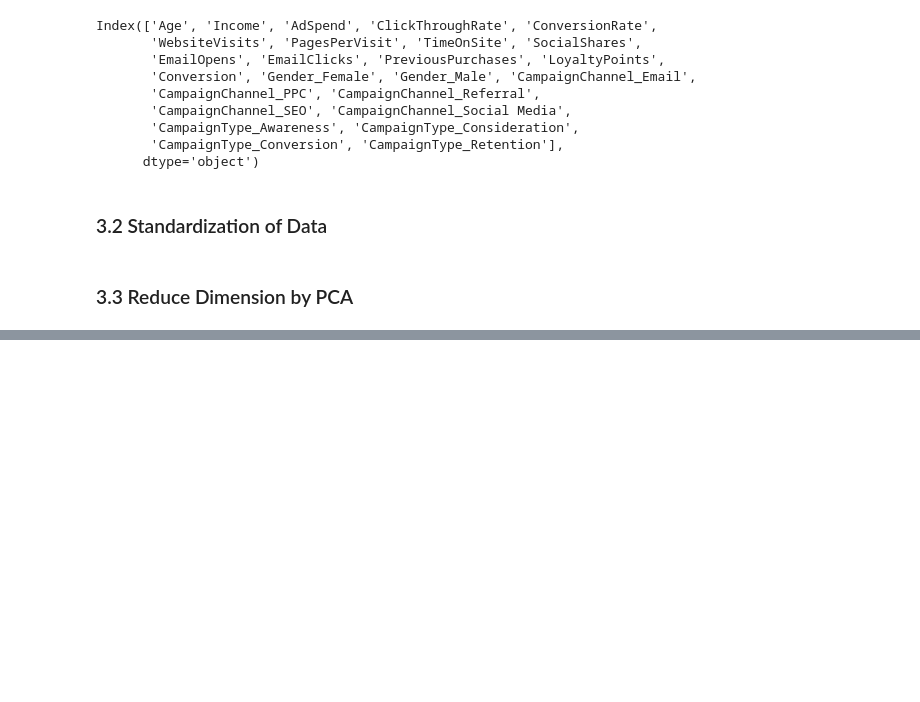
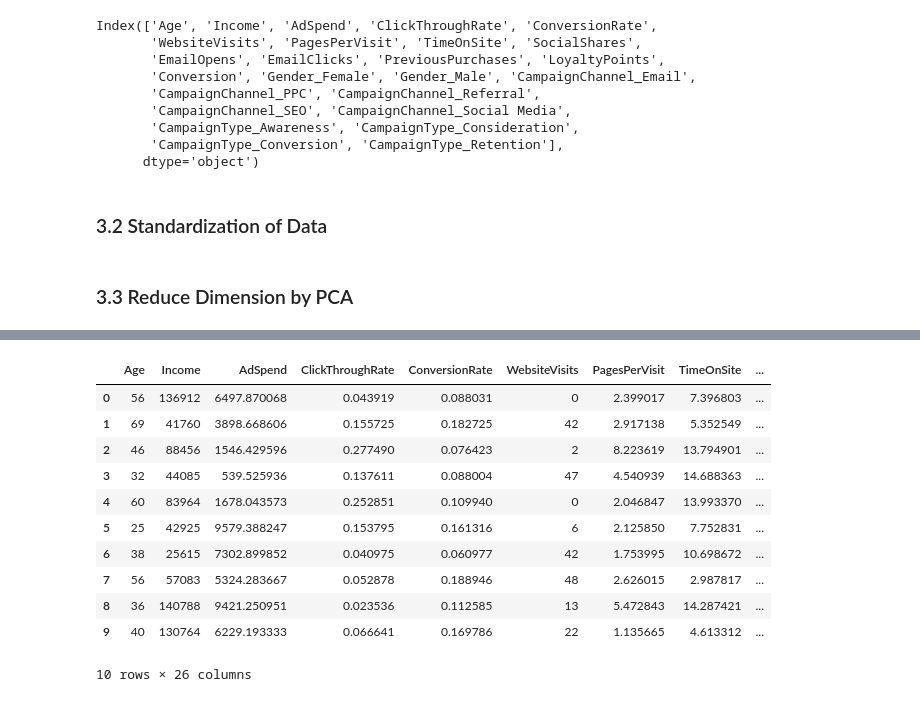
Before and after one commit to H6WU6R/DSA3101-Group-4, a Jupyter notebook: Notebooks/Segmentation_0322.ipynb, the cells around one changed output, grey strips where cells are left out. Drawn from its saved outputs; the diff is of its cells as text; code cells hidden in the pictures; blank space fills up the shorter version.

Commit message:
retrieve index after kmeans

```diff
--- a/Notebooks/Segmentation_0322.ipynb
+++ b/Notebooks/Segmentation_0322.ipynb
@@ -499,0 +502,14 @@ plt.show()
+# %%
+
+# Assuming 'labels' is the result from the fit_predict step in KMeans
+labels = kmeans.fit_predict(df_pca)
+
+# Let's say you want to retrieve the indices for a particular cluster, e.g., cluster 0
+cluster_0_indices = np.where(labels == 0)[0]
+print("Indices of rows in cluster 0:", cluster_0_indices)
+
+# For all clusters, you can store the indices as a dictionary
+cluster_indices = {}
+for n in range(n_clusters):
+    cluster_indices[n] = np.where(labels == n)[0]
+    print(f"Indices of rows in cluster {n}: {cluster_indices[n]}")
@@ -499,0 +534,9 @@ plt.show()
+# %%
+# Assuming you already have the cluster labels from KMeans
+labels = kmeans.fit_predict(df_pca)  # If you haven't computed labels yet
+
+# Add the labels as a new column to your original dataframe
+df['Cluster_Label'] = labels
+
+# Now the original df will have a new column with cluster labels
+print(df.head())
@@ -499,0 +561,15 @@ plt.show()
+# %%
+df.head(10)
+# %% [output]
+|  | Age | Income | AdSpend | ClickThroughRate | ConversionRate | WebsiteVisits | PagesPerVisit | TimeOnSite | ... |
+| 0 | 56 | 136912 | 6497.870068 | 0.043919 | 0.088031 | 0 | 2.399017 | 7.396803 | ... |
+| 1 | 69 | 41760 | 3898.668606 | 0.155725 | 0.182725 | 42 | 2.917138 | 5.352549 | ... |
+| 2 | 46 | 88456 | 1546.429596 | 0.277490 | 0.076423 | 2 | 8.223619 | 13.794901 | ... |
+| 3 | 32 | 44085 | 539.525936 | 0.137611 | 0.088004 | 47 | 4.540939 | 14.688363 | ... |
+| 4 | 60 | 83964 | 1678.043573 | 0.252851 | 0.109940 | 0 | 2.046847 | 13.993370 | ... |
+| 5 | 25 | 42925 | 9579.388247 | 0.153795 | 0.161316 | 6 | 2.125850 | 7.752831 | ... |
+| 6 | 38 | 25615 | 7302.899852 | 0.040975 | 0.060977 | 42 | 1.753995 | 10.698672 | ... |
+| 7 | 56 | 57083 | 5324.283667 | 0.052878 | 0.188946 | 48 | 2.626015 | 2.987817 | ... |
+| 8 | 36 | 140788 | 9421.250951 | 0.023536 | 0.112585 | 13 | 5.472843 | 14.287421 | ... |
+| 9 | 40 | 130764 | 6229.193333 | 0.066641 | 0.169786 | 22 | 1.135665 | 4.613312 | ... |
+10 rows × 26 columns
```
Also changed, not shown: parts of 8 cells of this notebook, 2 other files.
